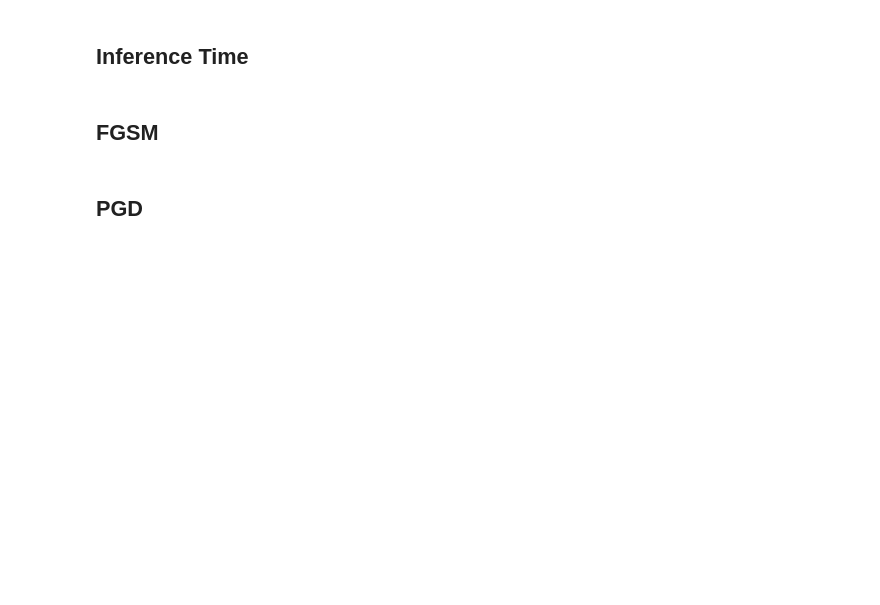
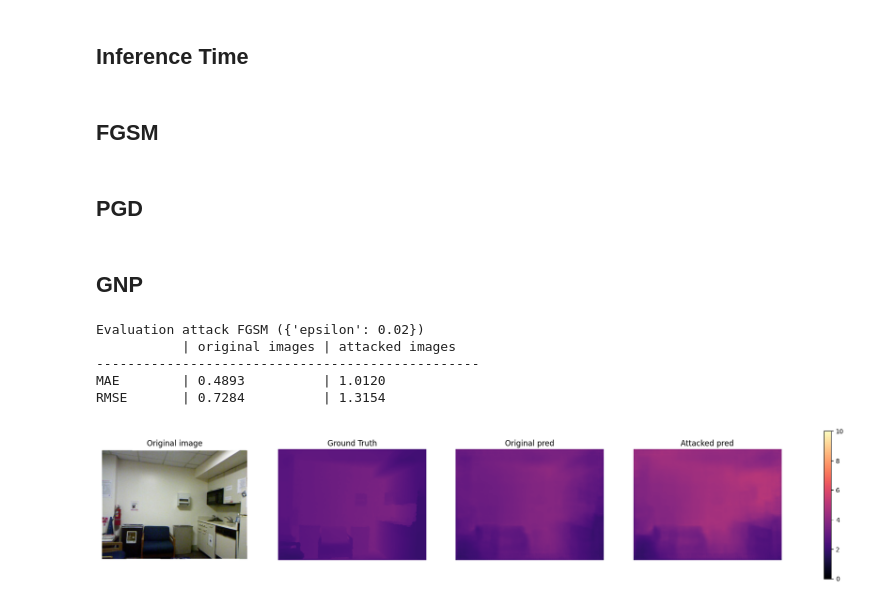
Before and after one commit to fedesici/CV_project, a Jupyter notebook: Cv_project_neuronsel.ipynb, the cells around one changed output. Drawn from its saved outputs; the diff is of its cells as text; code cells hidden in the pictures; blank space fills up the shorter version.

```diff
--- a/Cv_project_neuronsel.ipynb
+++ b/Cv_project_neuronsel.ipynb
@@ -38,7 +38,7 @@ CONFIG = {
     "IMG_WIDTH": 320,
     "IMG_HEIGHT": 240,
     "MAX_DEPTH_METERS": 10.0,
-    "ENABLE_SELECTIVITY": True, #change if you want to enable/disable selectivity training
+    "ENABLE_SELECTIVITY": False, #change if you want to enable/disable selectivity training
     "SELECTIVITY_LAYER_NAME": "decoder.ups_block_3",#choose the layer to apply selectivity
     "SELECTIVITY_LAMBDA": 0.1,#weight of the selectivity loss
     "NUM_DEPTH_BINS": 27,# number of depth bins for selectivity
@@ -1371,0 +1276,8 @@ evaluate_pgd(model, test_loader, CONFIG['DEVICE'], epsilon=epsilon_pgd, alpha=al
+# %% [markdown]
+## GNP
+# %%
+def attack_gnp(images, sigma, device):
+    noise = torch.randn(images.shape, device=device) * sigma
+    attacked_img = images + noise
+    attacked_img = torch.clamp(attacked_img, min=-2.2, max=2.7).detach()
+    return attacked_img
@@ -1371,0 +1357,10 @@ evaluate_pgd(model, test_loader, CONFIG['DEVICE'], epsilon=epsilon_pgd, alpha=al
+# %%
+params_fgsm = {'epsilon': 0.02}
+evaluate_attack(model, test_loader, CONFIG['DEVICE'], 'fgsm', params_fgsm)
+# %% [output]
+Evaluation attack FGSM ({'epsilon': 0.02})
+           | original images | attacked images
+-------------------------------------------------
+MAE        | 0.4893          | 1.0120
+RMSE       | 0.7284          | 1.3154
+[figure, added]
```
Also changed, not shown: parts of 9 cells of this notebook, 1 other file.
